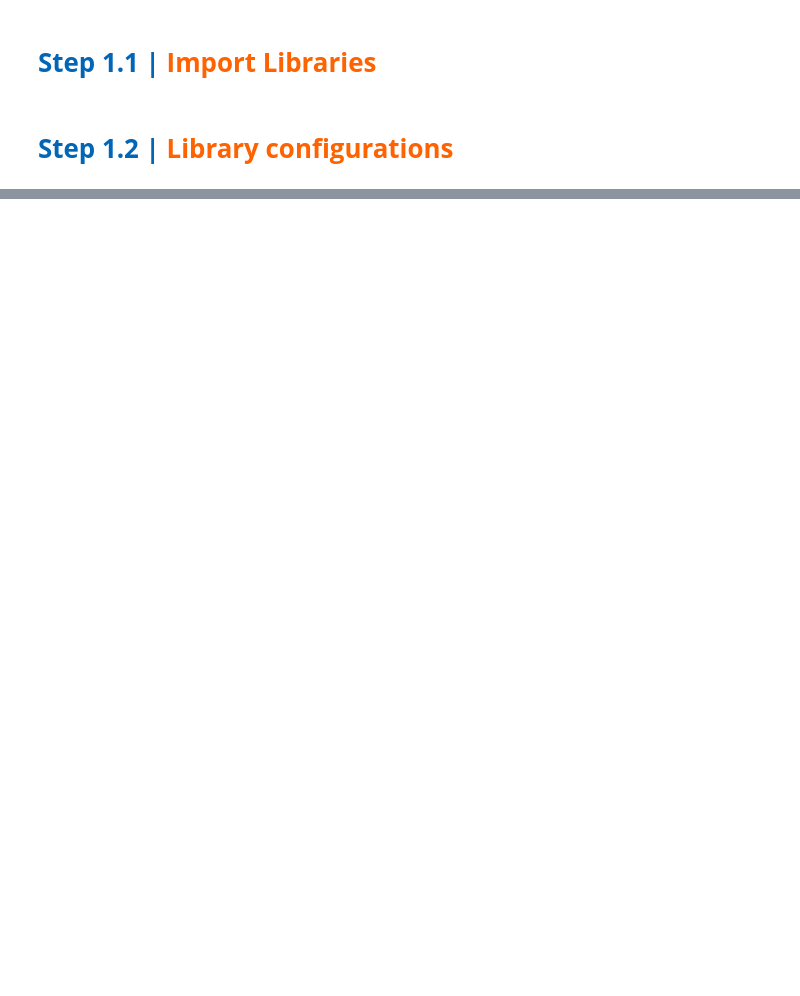
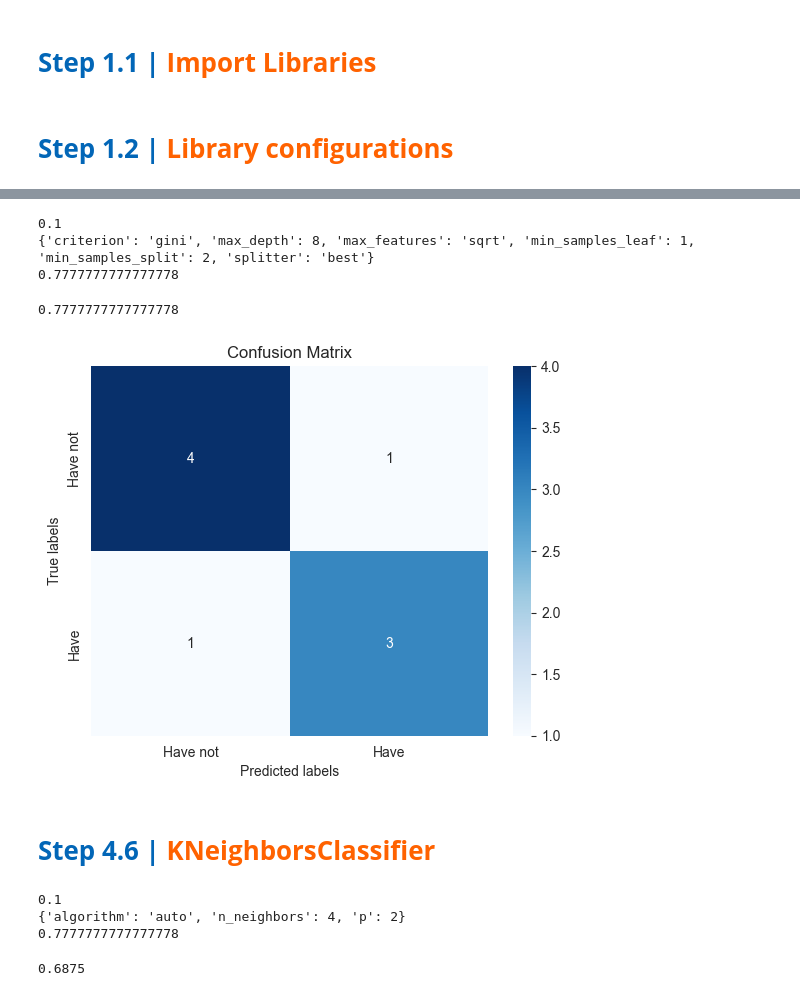
Before and after one commit to NimaPourmoradi/Kidney_stone, a Jupyter notebook: Kidney_Stone.ipynb, the cells around one changed output, grey strips where cells are left out. Drawn from its saved outputs; the diff is of its cells as text; code cells hidden in the pictures; blank space fills up the shorter version.

```diff
--- a/Kidney_Stone.ipynb
+++ b/Kidney_Stone.ipynb
@@ -64,0 +326,80 @@ pd.set_option('display.max_colwidth', None) # Setting this option will print all
+# %%
+parameters = {'criterion': ['gini', 'entropy'],
+     'splitter': ['best', 'random'],
+     'max_depth': [2*n for n in range(1,10)],
+     'max_features': ['sqrt'],
+     'min_samples_leaf': [1, 2, 4],
+     'min_samples_split': [2, 5, 10]}
+
+tester = [0.1, 0.15, 0.2, 0.25, 0.3, 0.35]
+best_score = 0
+best_t = 0
+best_hyper_param = {}
+
+for t in tester :
+    X_train, X_test, y_train, y_test = train_test_split(df, y, test_size=t, random_state=0)
+    tree = DecisionTreeClassifier()
+    tree_cv = GridSearchCV(estimator=tree, cv=10, param_grid=parameters).fit(X_train, y_train)
+    yhat = tree_cv.predict(X_test)
+    score = metrics.accuracy_score(y_test, yhat)
+    if score >  best_score :
+        best_score = score
+        best_t = t
+        best_hyper_param = tree_cv.best_params_
+print(best_t)
+print(best_hyper_param)
+print(best_score)
+# %% [output]
+0.1
+{'criterion': 'gini', 'max_depth': 8, 'max_features': 'sqrt', 'min_samples_leaf': 1, 'min_samples_split': 2, 'splitter': 'best'}
+0.7777777777777778
+# %%
+X_train, X_test, y_train, y_test = train_test_split(df, y, test_size=best_t, random_state=0)
+tree = DecisionTreeClassifier(**best_hyper_param).fit(X_train, y_train)
+yhat = tree.predict(X_test)
+tree_cv_score = tree.score(X_test, y_test)
+print(tree_cv_score)
+# %% [output]
+0.7777777777777778
+# %%
+plot_confusion_matrix(y_test,yhat)
+# %% [output]
+[figure, added]
+# %% [markdown]
+<a id="knn"></a>
+# <b><span style="color:#0266b7">Step 4.6 | </span><span style="color:#ff6200"> KNeighborsClassifier </span></b>
+# %%
+parameters = {'n_neighbors': [1, 2, 3, 4, 5, 6, 7, 8, 9, 10],
+              'algorithm': ['auto', 'ball_tree', 'kd_tree', 'brute'],
+              'p': [1,2]}
+
+tester = [0.1, 0.15, 0.2, 0.25, 0.3, 0.35]
+best_score = 0
+best_t = 0
+best_hyper_param = {}
+
+for t in tester :
+    X_train, X_test, y_train, y_test = train_test_split(df, y, test_size=t, random_state=0)
+    KNN = KNeighborsClassifier()
+    knn_cv = GridSearchCV(estimator=KNN, cv=10, param_grid=parameters).fit(X_train, y_train)
+    yhat = knn_cv.predict(X_test)
+    score = metrics.accuracy_score(y_test, yhat)
+    if score >  best_score :
+        best_score = score
+        best_t = t
+        best_hyper_param = knn_cv.best_params_
+print(best_t)
+print(best_hyper_param)
+print(best_score)
+# %% [output]
+0.1
+{'algorithm': 'auto', 'n_neighbors': 4, 'p': 2}
+0.7777777777777778
+# %%
+X_train, X_test, y_train, y_test = train_test_split(df, y, test_size=best_t, random_state=0)
+KNN = KNeighborsClassifier(**best_hyper_param).fit(X_train, y_train)
+yhat = KNN.predict(X_test)
+knn_cv_score = metrics.accuracy_score(y_test, yhat)
+print(score)
+# %% [output]
+0.6875
```
Also changed, not shown: parts of 52 cells of this notebook.
